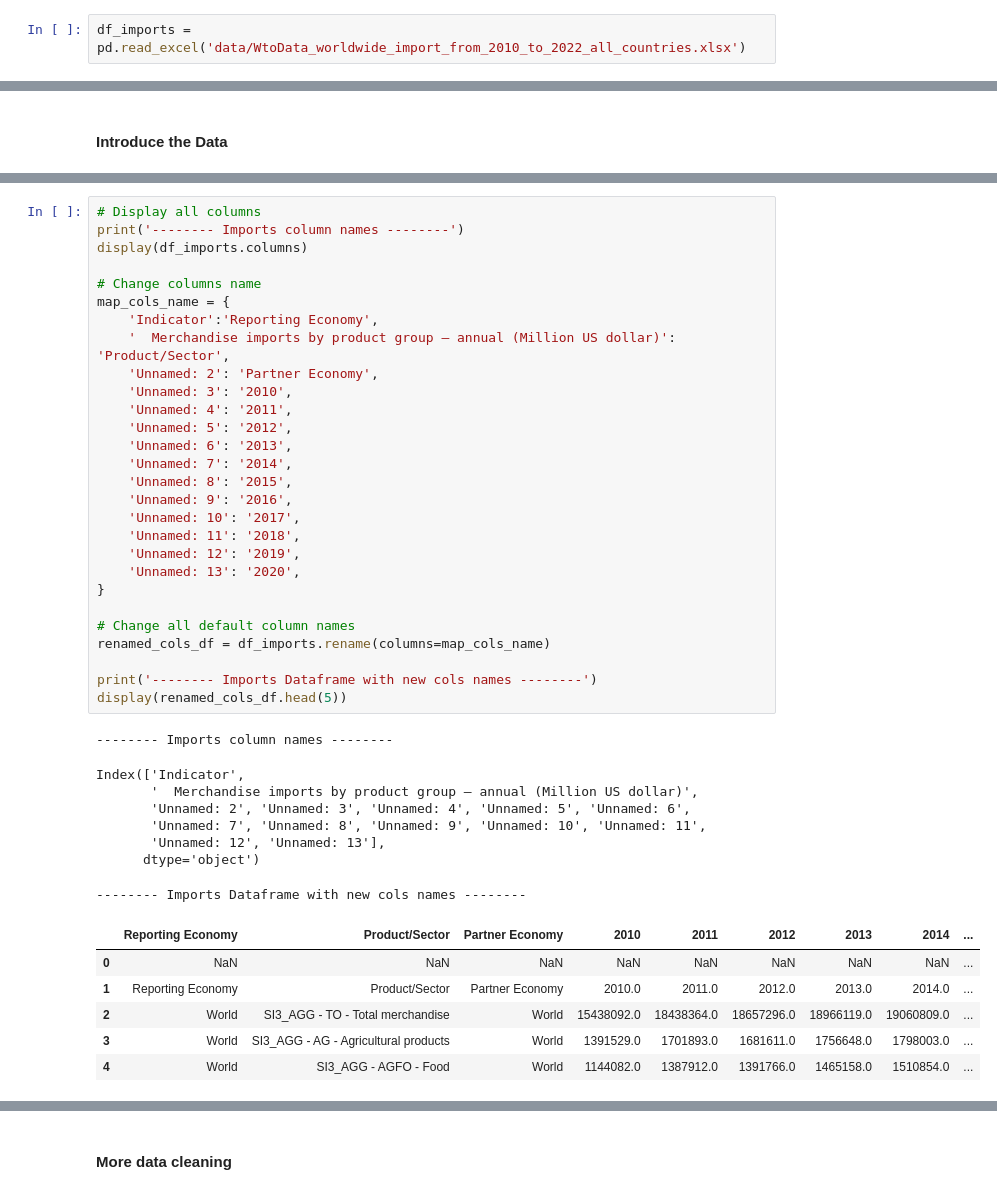
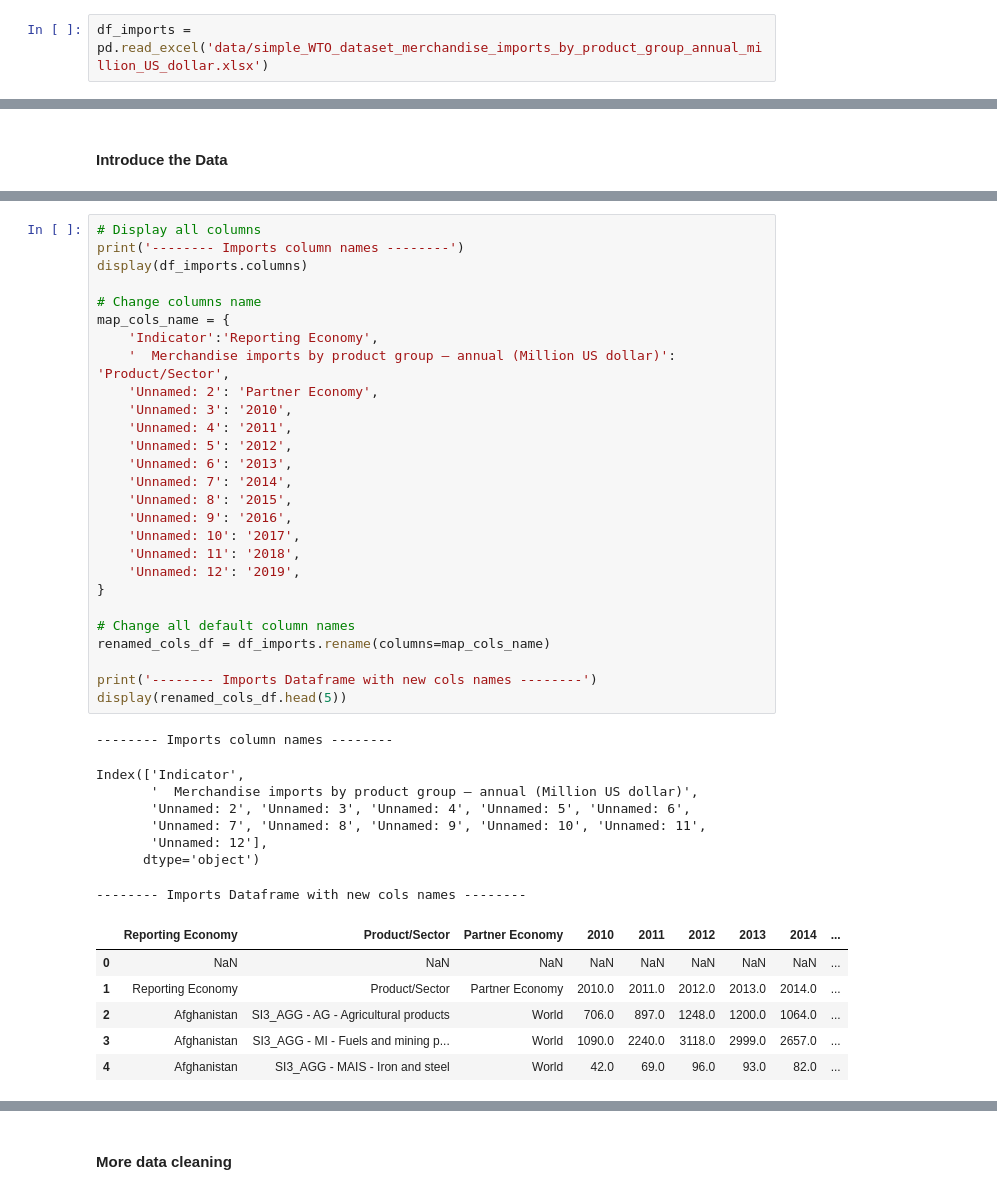
Before and after one commit to kesnel/ayiti-analytics-capstone-project, a Jupyter notebook: EDA.ipynb, the cells around one changed output, grey strips where cells are left out. Cells and saved outputs as stored; diff of their text form.

```diff
--- a/EDA.ipynb
+++ b/EDA.ipynb
@@ -40,7 +40,7 @@ warnings.filterwarnings('ignore')
 # Display all columns in the DataFrame using pandas settings
 pd.set_option('display.max_columns', None)
 # %%
-df_imports = pd.read_excel('data/WtoData_worldwide_import_from_2010_to_2022_all_countries.xlsx')
+df_imports = pd.read_excel('data/simple_WTO_dataset_merchandise_imports_by_product_group_annual_million_US_dollar.xlsx')
 # %% [markdown]
 <br><br>
 # %% [markdown]
@@ -129,38 +128,37 @@ map_cols_name = {
     '  Merchandise imports by product group – annual (Million US dollar)': 'Product/Sector',
     'Unnamed: 2': 'Partner Economy',
     'Unnamed: 3': '2010',
     'Unnamed: 4': '2011',
     'Unnamed: 5': '2012',
     'Unnamed: 6': '2013',
     'Unnamed: 7': '2014',
     'Unnamed: 8': '2015',
     'Unnamed: 9': '2016',
     'Unnamed: 10': '2017',
     'Unnamed: 11': '2018',
     'Unnamed: 12': '2019',
-    'Unnamed: 13': '2020',
 }
 
 # Change all default column names
 renamed_cols_df = df_imports.rename(columns=map_cols_name)
 
 print('-------- Imports Dataframe with new cols names --------')
 display(renamed_cols_df.head(5))
 # %% [output]
 -------- Imports column names --------
 Index(['Indicator',
        '  Merchandise imports by product group – annual (Million US dollar)',
        'Unnamed: 2', 'Unnamed: 3', 'Unnamed: 4', 'Unnamed: 5', 'Unnamed: 6',
        'Unnamed: 7', 'Unnamed: 8', 'Unnamed: 9', 'Unnamed: 10', 'Unnamed: 11',
-       'Unnamed: 12', 'Unnamed: 13'],
+       'Unnamed: 12'],
       dtype='object')
 -------- Imports Dataframe with new cols names --------
 |  | Reporting Economy | Product/Sector | Partner Economy | 2010 | 2011 | 2012 | 2013 | 2014 | ... |
 | 0 | NaN | NaN | NaN | NaN | NaN | NaN | NaN | NaN | ... |
 | 1 | Reporting Economy | Product/Sector | Partner Economy | 2010.0 | 2011.0 | 2012.0 | 2013.0 | 2014.0 | ... |
-| 2 | World | SI3_AGG - TO - Total merchandise | World | 15438092.0 | 18438364.0 | 18657296.0 | 18966119.0 | 19060809.0 | ... |
-| 3 | World | SI3_AGG - AG - Agricultural products | World | 1391529.0 | 1701893.0 | 1681611.0 | 1756648.0 | 1798003.0 | ... |
-| 4 | World | SI3_AGG - AGFO - Food | World | 1144082.0 | 1387912.0 | 1391766.0 | 1465158.0 | 1510854.0 | ... |
+| 2 | Afghanistan | SI3_AGG - AG - Agricultural products | World | 706.0 | 897.0 | 1248.0 | 1200.0 | 1064.0 | ... |
+| 3 | Afghanistan | SI3_AGG - MI - Fuels and mining p... | World | 1090.0 | 2240.0 | 3118.0 | 2999.0 | 2657.0 | ... |
+| 4 | Afghanistan | SI3_AGG - MAIS - Iron and steel | World | 42.0 | 69.0 | 96.0 | 93.0 | 82.0 | ... |
 # %%
 '''
 Remove the first 2 rows in the imports dataframe
```
Also changed, not shown: parts of 39 cells of this notebook.
